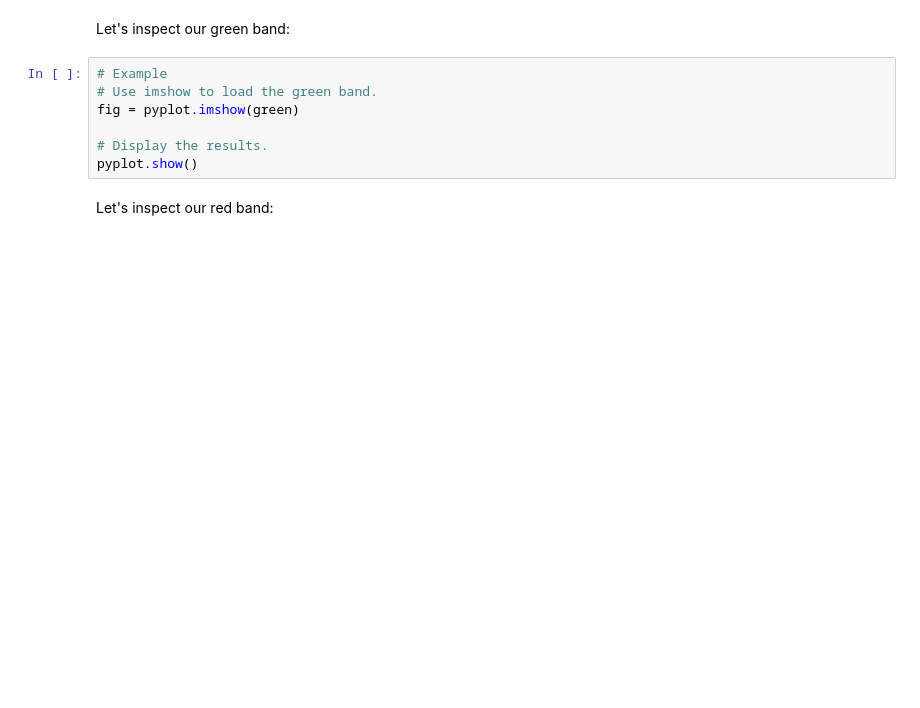
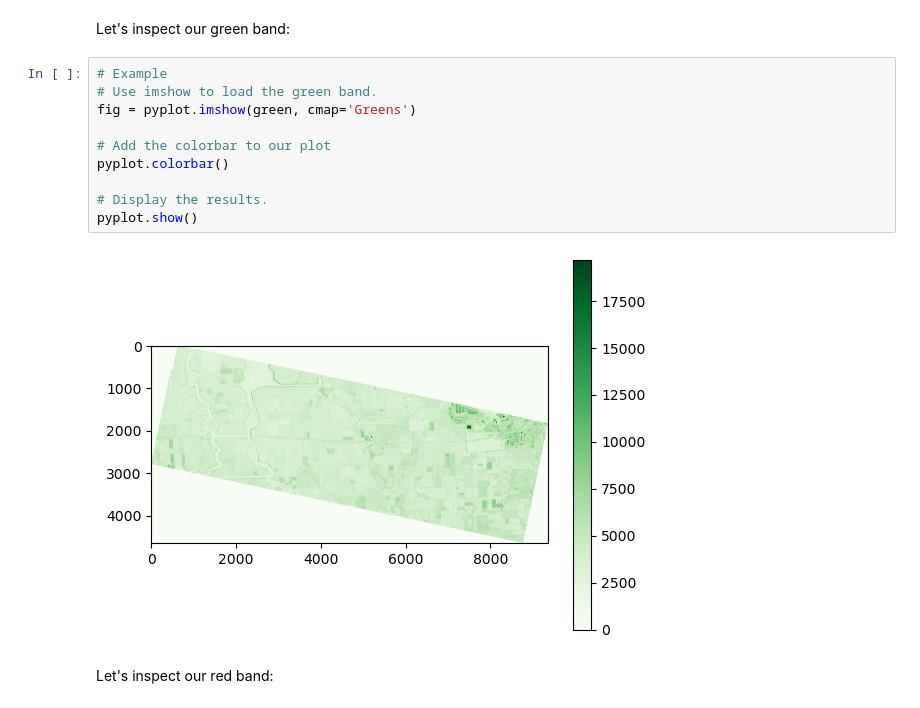
Before and after one commit to edwardoughton/satellite-image-analysis, a Jupyter notebook: notebooks/7.01_working_with_multiband_imagery.ipynb, the cells around one changed output. Saved outputs shown, nothing was run; the diff lists cells and outputs as text; blank space fills up the shorter version.

```diff
--- a/notebooks/7.01_working_with_multiband_imagery.ipynb
+++ b/notebooks/7.01_working_with_multiband_imagery.ipynb
@@ -124,10 +183,15 @@ Let's inspect our green band:
 # %%
 # Example
 # Use imshow to load the green band.
-fig = pyplot.imshow(green)
+fig = pyplot.imshow(green, cmap='Greens')
+
+# Add the colorbar to our plot
+pyplot.colorbar()
 
 # Display the results.
 pyplot.show()
+# %% [output]
+[figure, added]
 # %% [markdown]
 Let's inspect our red band:
 # %%
```
Also changed, not shown: parts of 14 cells of this notebook, 5 other files.
